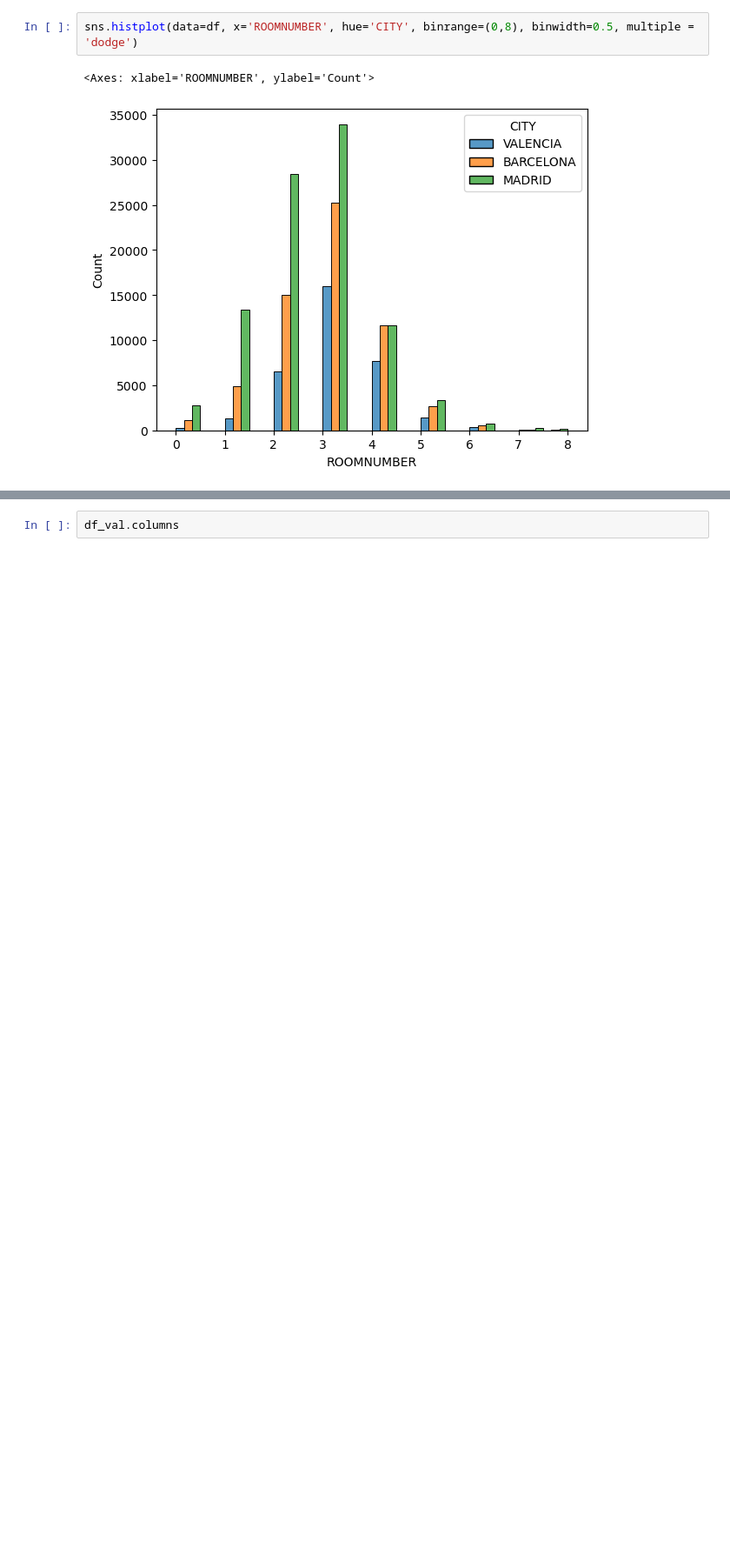
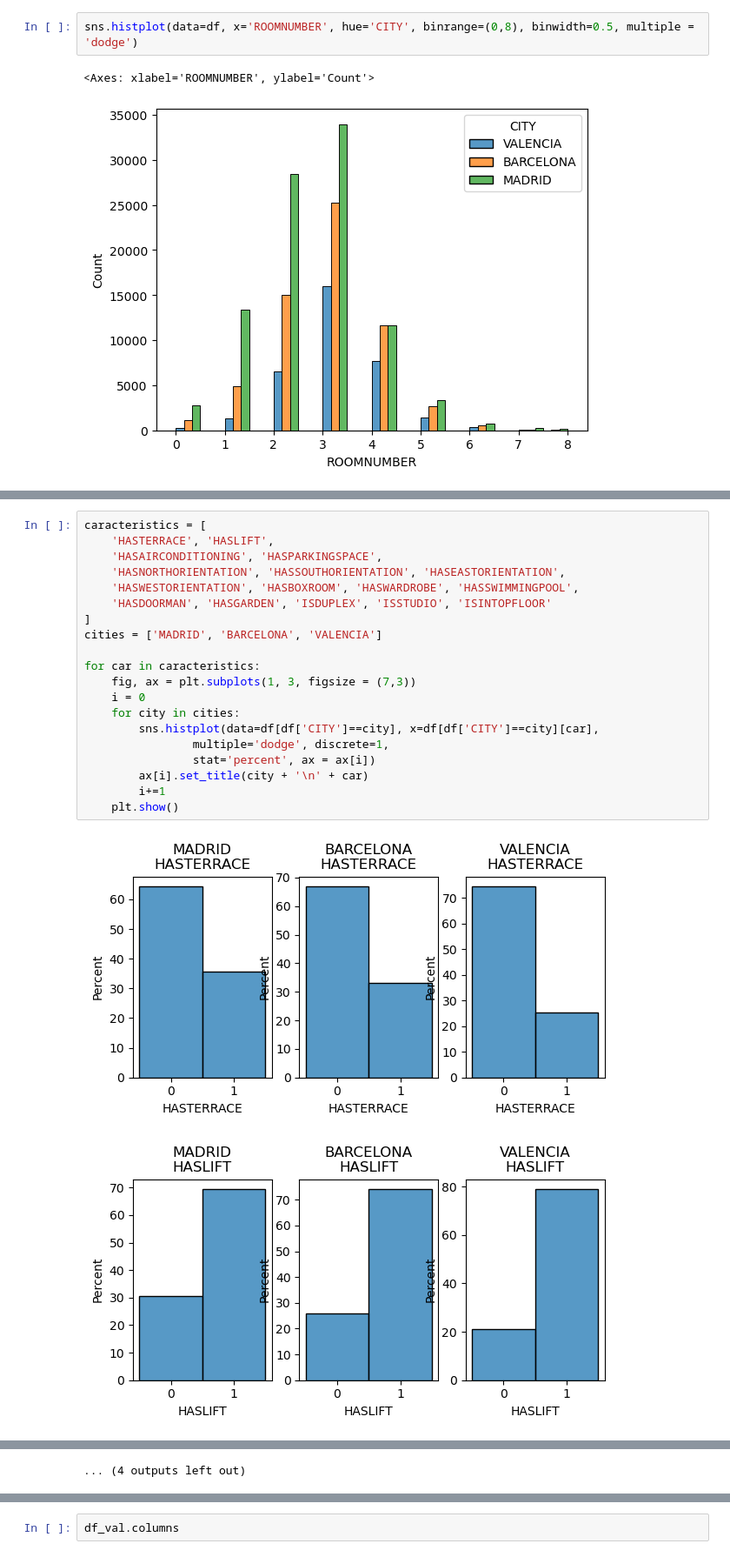
Before and after one commit to AlvaroCorrales/idealista18, a Jupyter notebook: experiments/experiments.ipynb, the cells around one changed output, grey strips where cells are left out. Shown at 87% size. Drawn from its saved outputs; the diff is of its cells as text; blank space fills up the shorter version.

```diff
--- a/experiments/experiments.ipynb
+++ b/experiments/experiments.ipynb
@@ -125,0 +133,23 @@ sns.histplot(data=df, x='CONSTRUCTEDAREA', hue='CITY', multiple = 'dodge', eleme
+# %%
+caracteristics = [
+    'HASTERRACE', 'HASLIFT',
+    'HASAIRCONDITIONING', 'HASPARKINGSPACE',
+    'HASNORTHORIENTATION', 'HASSOUTHORIENTATION', 'HASEASTORIENTATION',
+    'HASWESTORIENTATION', 'HASBOXROOM', 'HASWARDROBE', 'HASSWIMMINGPOOL',
+    'HASDOORMAN', 'HASGARDEN', 'ISDUPLEX', 'ISSTUDIO', 'ISINTOPFLOOR'
+]
+cities = ['MADRID', 'BARCELONA', 'VALENCIA']
+
+for car in caracteristics:
+    fig, ax = plt.subplots(1, 3, figsize = (7,3))
+    i = 0
+    for city in cities:
+        sns.histplot(data=df[df['CITY']==city], x=df[df['CITY']==city][car],
+                multiple='dodge', discrete=1,
+                stat='percent', ax = ax[i])
+        ax[i].set_title(city + '\n' + car)
+        i+=1
+    plt.show()
+# %% [output]
+[figure, added]
+[figure, added]
@@ -125,0 +166 @@ sns.histplot(data=df, x='CONSTRUCTEDAREA', hue='CITY', multiple = 'dodge', eleme
+... (4 outputs left out)
```
Also changed, not shown: parts of 6 cells of this notebook.
